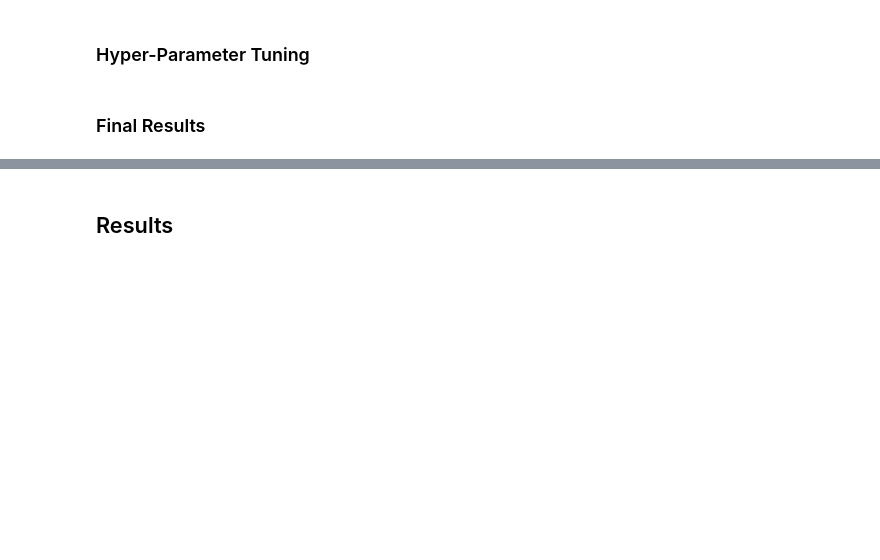
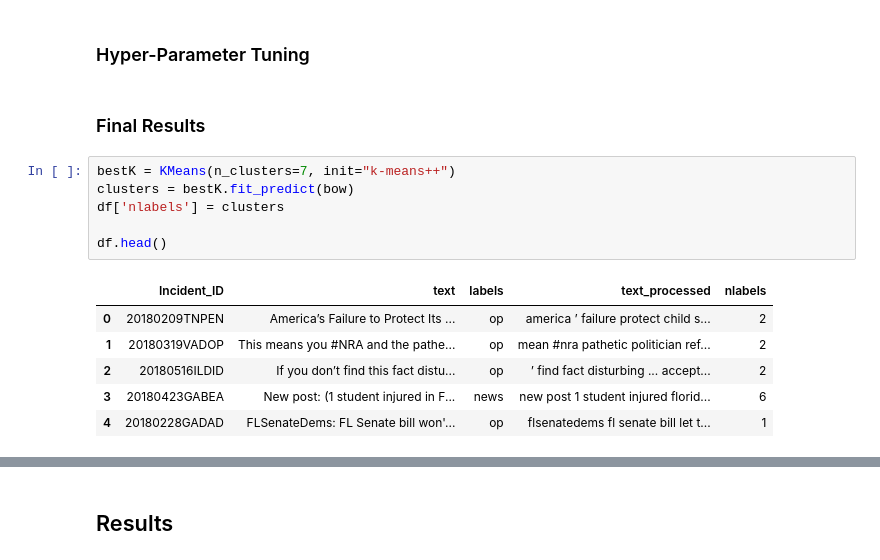
Before and after one commit to joshegladwell/us-school-shootings, a Jupyter notebook: codes/07-clustering/clustering.ipynb, the cells around one changed output, grey strips where cells are left out. Cells and saved outputs as stored; diff of their text form; blank space fills up the shorter version.

```diff
--- a/codes/07-clustering/clustering.ipynb
+++ b/codes/07-clustering/clustering.ipynb
@@ -125,3 +125,16 @@ plt.savefig('./../../501-project-website/images/clustering/elbow-graph.png')
 ### Hyper-Parameter Tuning
 # %% [markdown]
 ### Final Results
+# %%
+bestK = KMeans(n_clusters=7, init="k-means++")
+clusters = bestK.fit_predict(bow)
+df['nlabels'] = clusters
+
+df.head()
+# %% [output]
+|  | Incident_ID | text | labels | text_processed | nlabels |
+| 0 | 20180209TNPEN | America’s Failure to Protect Its ... | op | america ’ failure protect child s... | 2 |
+| 1 | 20180319VADOP | This means you #NRA and the pathe... | op | mean #nra pathetic politician ref... | 2 |
+| 2 | 20180516ILDID | If you don’t find this fact distu... | op | ’ find fact disturbing ... accept... | 2 |
+| 3 | 20180423GABEA | New post: (1 student injured in F... | news | new post 1 student injured florid... | 6 |
+| 4 | 20180228GADAD | FLSenateDems: FL Senate bill won'... | op | flsenatedems fl senate bill let t... | 1 |
```
Also changed, not shown: parts of 1 cell of this notebook, 2 other files.
